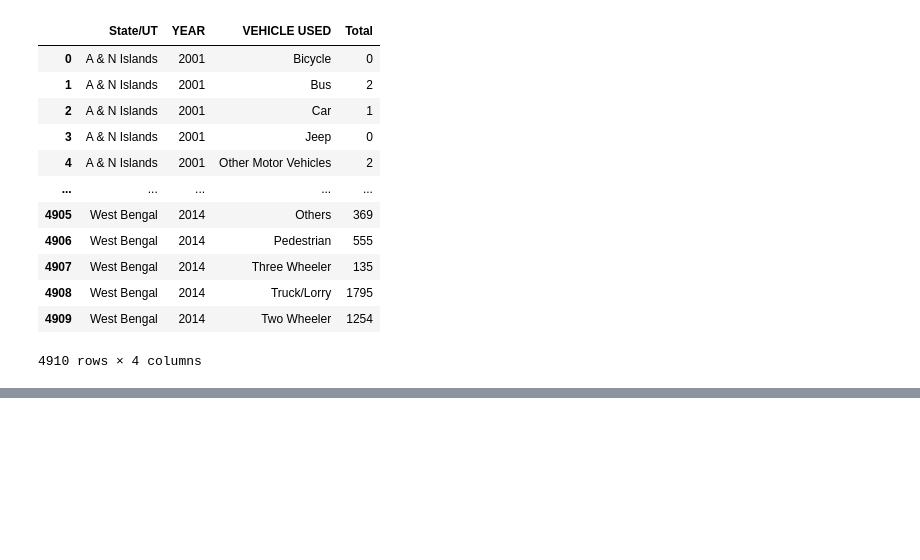
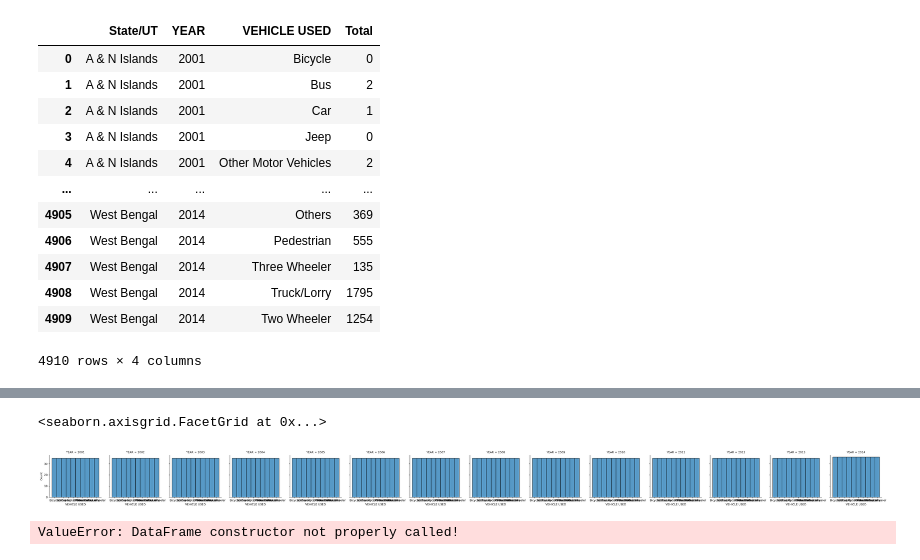
Before and after one commit to janvidixit3344/Accident_ROAD, a Jupyter notebook: analysis1.ipynb, the cells around one changed output, grey strips where cells are left out. Drawn from its saved outputs; the diff is of its cells as text; code cells hidden in the pictures; blank space fills up the shorter version.

```diff
--- a/analysis1.ipynb
+++ b/analysis1.ipynb
@@ -53,0 +72,10 @@ acc_mode
+# %%
+sns.FacetGrid(data=acc_mode, col='YEAR').map(sns.histplot, 'VEHICLE USED')
+# %% [output]
+<seaborn.axisgrid.FacetGrid at 0x...>
+[figure, added]
+# %%
+df = px.data              # load the data
+px.sunburst(df, path=['YEAR', 'VEHICLE USED'], values='Total')
+# %% [output]
+ValueError: DataFrame constructor not properly called!
```
Also changed, not shown: parts of 4 cells of this notebook, 4 other files.
